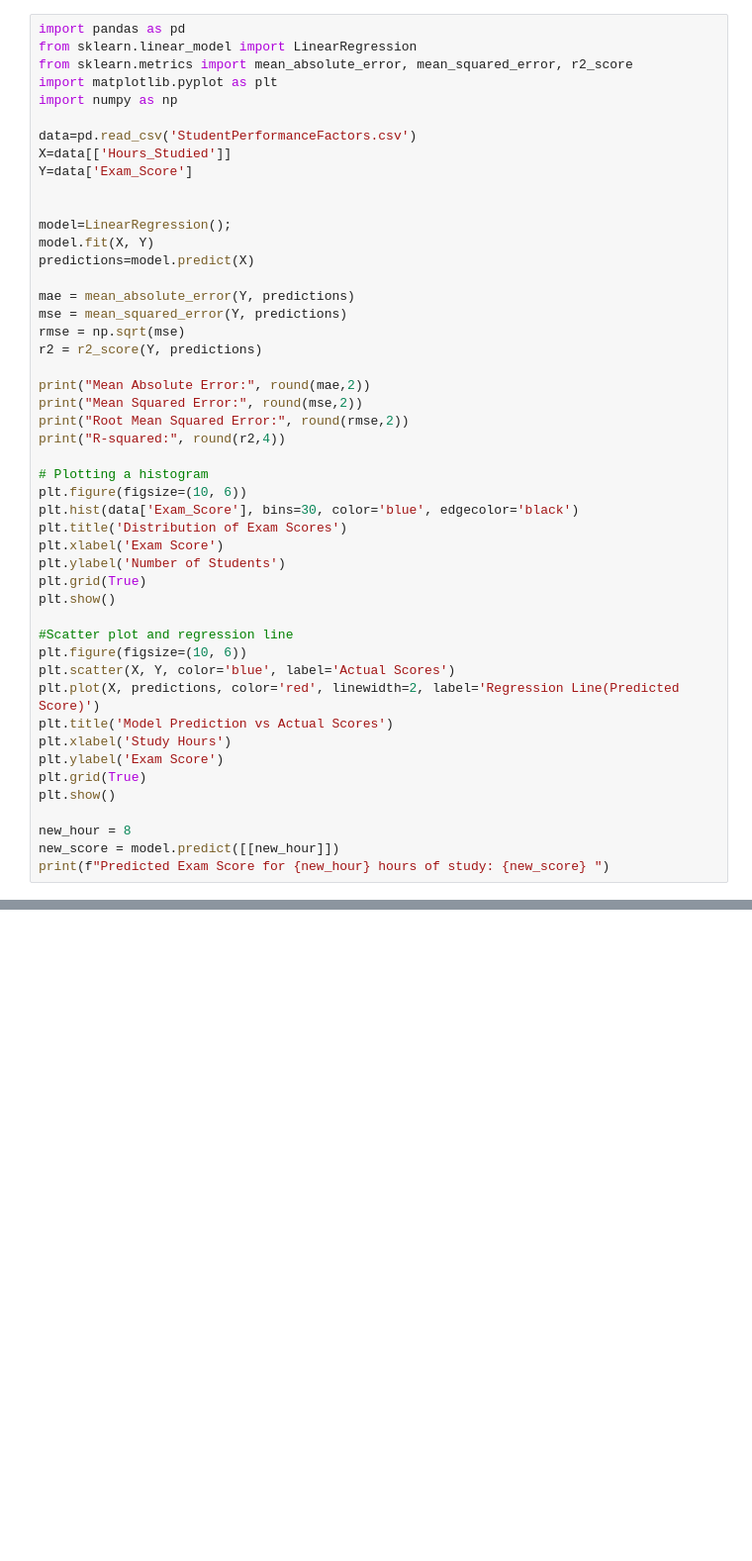
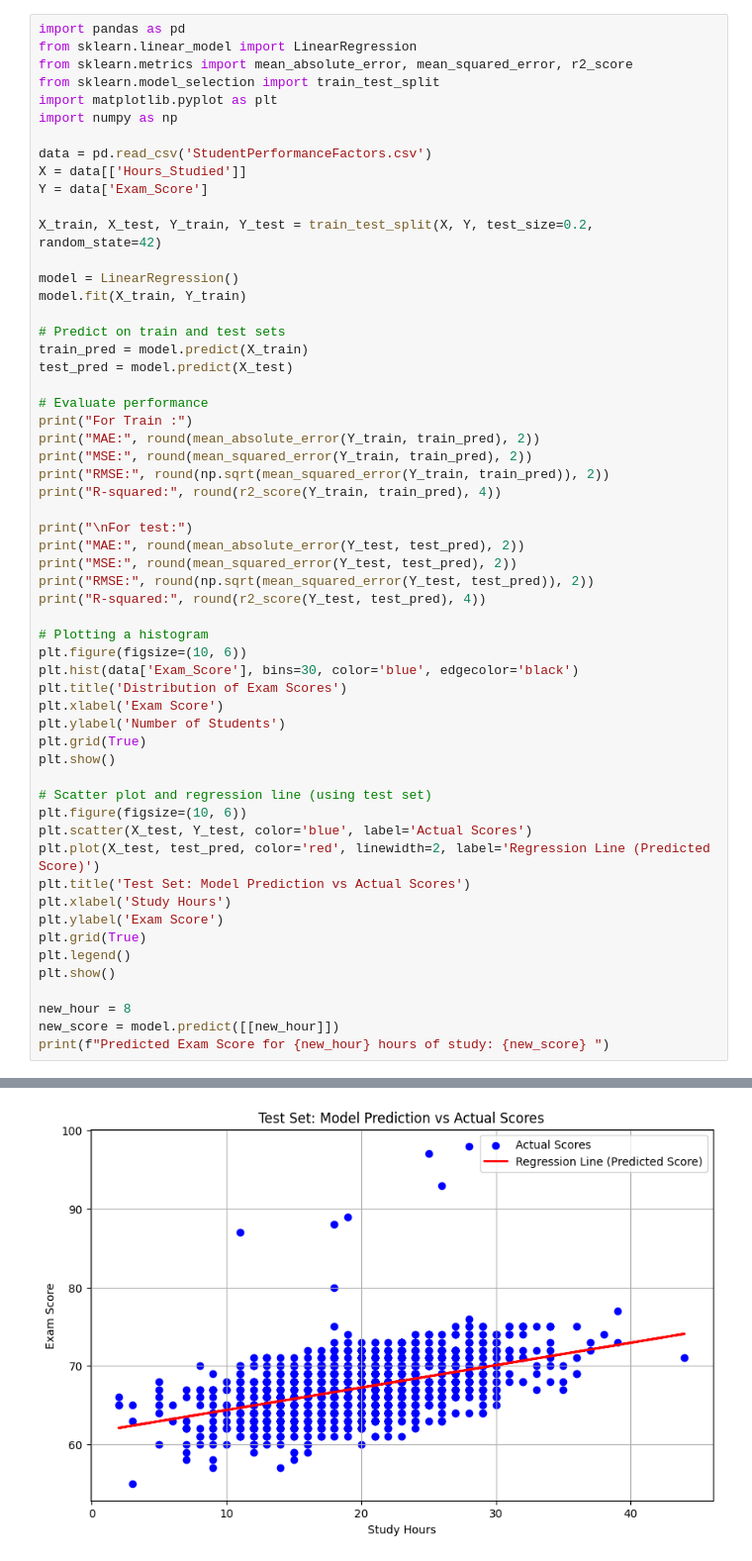
Before and after one commit to MirzaMukarram0/Student-Performance-Predictor, a Jupyter notebook: StudentPerformance.ipynb, the cells around one changed output, grey strips where cells are left out. Shown: that part at 99% size. Saved outputs shown, nothing was run; the diff lists cells and outputs as text; blank space fills up the shorter version.

```diff
--- a/StudentPerformance.ipynb
+++ b/StudentPerformance.ipynb
@@ -2,27 +2,35 @@
 import pandas as pd
 from sklearn.linear_model import LinearRegression
 from sklearn.metrics import mean_absolute_error, mean_squared_error, r2_score
+from sklearn.model_selection import train_test_split
 import matplotlib.pyplot as plt
 import numpy as np
 
-data=pd.read_csv('StudentPerformanceFactors.csv')
-X=data[['Hours_Studied']]
-Y=data['Exam_Score']
+data = pd.read_csv('StudentPerformanceFactors.csv')
+X = data[['Hours_Studied']]
+Y = data['Exam_Score']
 
+X_train, X_test, Y_train, Y_test = train_test_split(X, Y, test_size=0.2, random_state=42)
 
-model=LinearRegression();
-model.fit(X, Y)
-predictions=model.predict(X)
+model = LinearRegression()
+model.fit(X_train, Y_train)
 
-mae = mean_absolute_error(Y, predictions)
-mse = mean_squared_error(Y, predictions)
-rmse = np.sqrt(mse)
-r2 = r2_score(Y, predictions)
+# Predict on train and test sets
+train_pred = model.predict(X_train)
+test_pred = model.predict(X_test)
 
-print("Mean Absolute Error:", round(mae,2))
-print("Mean Squared Error:", round(mse,2))
-print("Root Mean Squared Error:", round(rmse,2))
-print("R-squared:", round(r2,4))
+# Evaluate performance
+print("For Train :")
+print("MAE:", round(mean_absolute_error(Y_train, train_pred), 2))
+print("MSE:", round(mean_squared_error(Y_train, train_pred), 2))
+print("RMSE:", round(np.sqrt(mean_squared_error(Y_train, train_pred)), 2))
+print("R-squared:", round(r2_score(Y_train, train_pred), 4))
+
+print("\nFor test:")
+print("MAE:", round(mean_absolute_error(Y_test, test_pred), 2))
+print("MSE:", round(mean_squared_error(Y_test, test_pred), 2))
+print("RMSE:", round(np.sqrt(mean_squared_error(Y_test, test_pred)), 2))
+print("R-squared:", round(r2_score(Y_test, test_pred), 4))
 
 # Plotting a histogram
 plt.figure(figsize=(10, 6))
@@ -33,14 +41,15 @@ plt.ylabel('Number of Students')
 plt.grid(True)
 plt.show()
 
-#Scatter plot and regression line
+# Scatter plot and regression line (using test set)
 plt.figure(figsize=(10, 6))
-plt.scatter(X, Y, color='blue', label='Actual Scores')
-plt.plot(X, predictions, color='red', linewidth=2, label='Regression Line(Predicted Score)')
-plt.title('Model Prediction vs Actual Scores')
+plt.scatter(X_test, Y_test, color='blue', label='Actual Scores')
+plt.plot(X_test, test_pred, color='red', linewidth=2, label='Regression Line (Predicted Score)')
+plt.title('Test Set: Model Prediction vs Actual Scores')
 plt.xlabel('Study Hours')
 plt.ylabel('Exam Score')
 plt.grid(True)
+plt.legend()
 plt.show()
 
 new_hour = 8
@@ -54,0 +89 @@ R-squared: 0.1984
+[figure, added]
```
Also changed, not shown: parts of 1 cell of this notebook.
